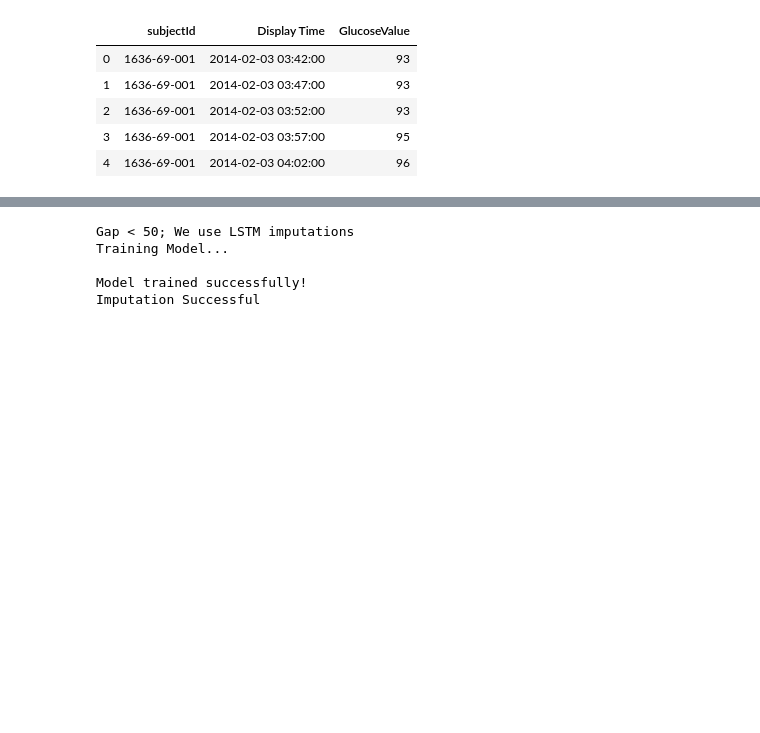
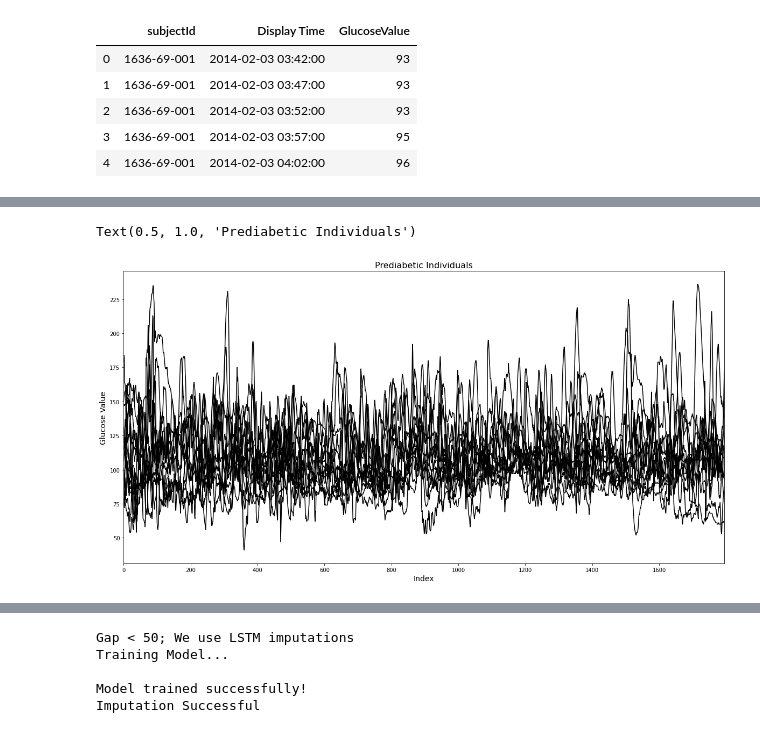
Before and after one commit to snehG0205/NCSA_genomics, a Jupyter notebook: Python Files/Plots for Paper.ipynb, the cells around one changed output, grey strips where cells are left out. Saved outputs shown, nothing was run; the diff lists cells and outputs as text; code cells hidden in the pictures; blank space fills up the shorter version.

```diff
--- a/Python Files/Plots for Paper.ipynb
+++ b/Python Files/Plots for Paper.ipynb
@@ -21,0 +110,4 @@ data.head() # this allows you to peek at loaded data; or type just data to see f
+# %%
+prediabetic = prediabetic.replace(0, np.nan)
+p_mean = prediabetic.mean(axis=1, skipna=True)
+prediabetic
@@ -21,0 +136,8 @@ data.head() # this allows you to peek at loaded data; or type just data to see f
+# %%
+lines = prediabetic.plot.line(figsize=(20,10), legend=None, color=['black'])
+plt.xlabel('Index', fontsize=14)
+plt.ylabel('Glucose Value', fontsize=14)
+plt.title("Prediabetic Individuals", fontsize=16)
+# %% [output]
+Text(0.5, 1.0, 'Prediabetic Individuals')
+[figure, added]
```
Also changed, not shown: parts of 14 cells of this notebook, 18 other files.
